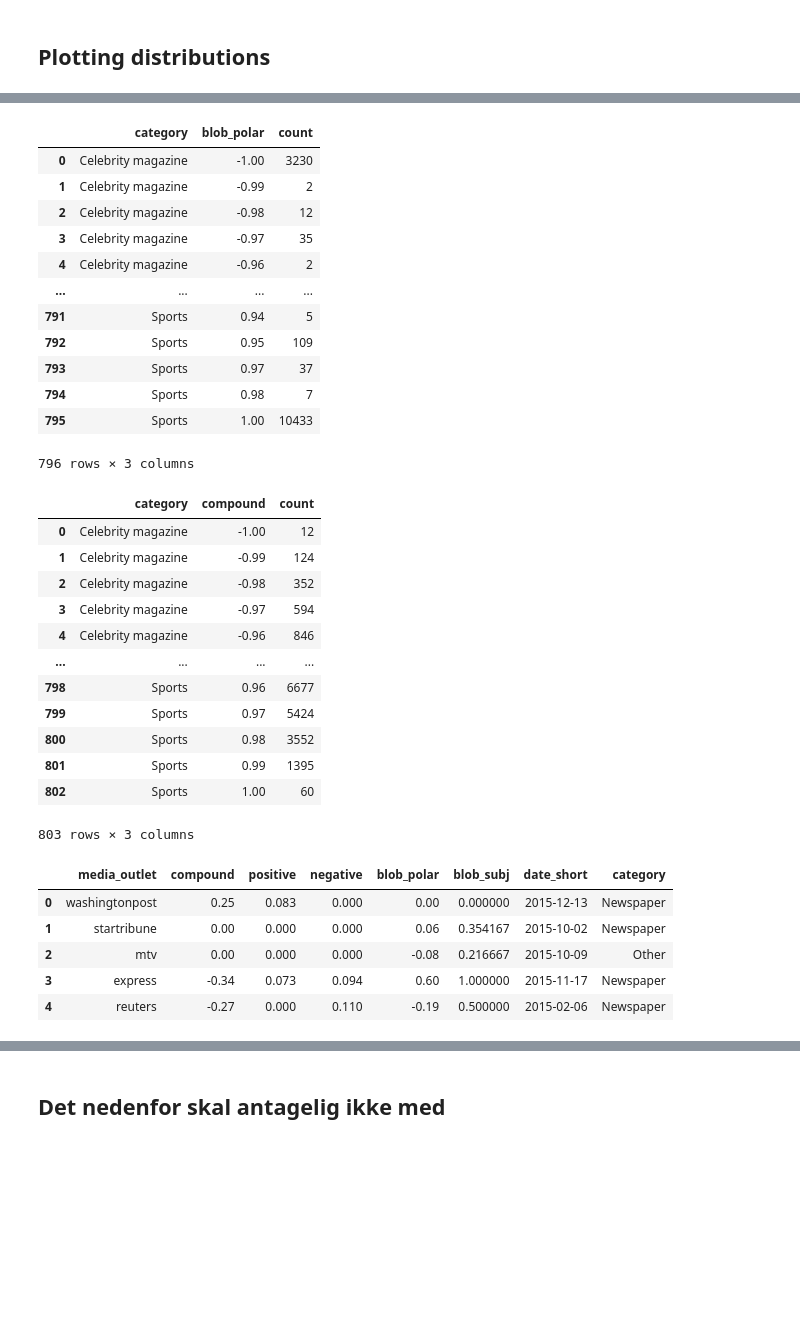
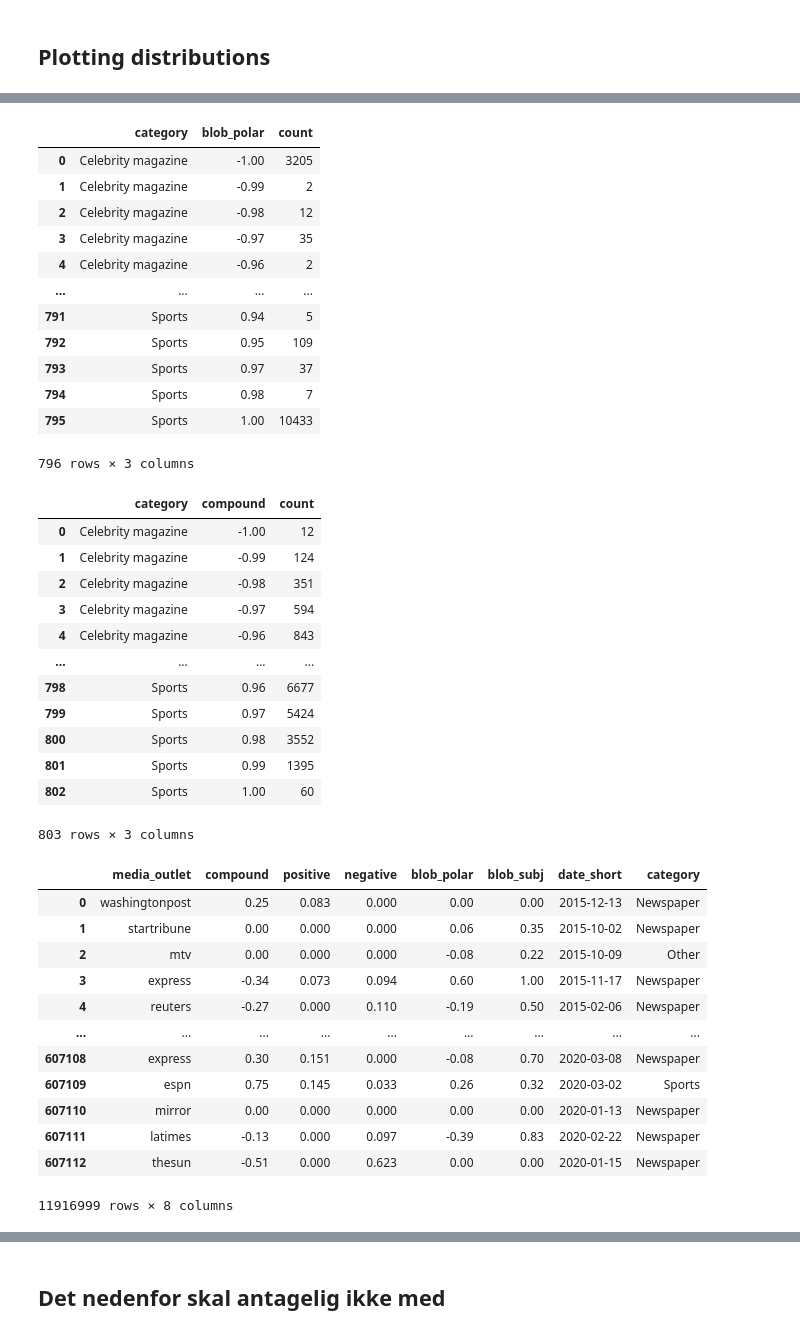
Before and after one commit to epfl-ada/ada-2021-project-gutta-boys, a Jupyter notebook: Media_analyses.ipynb, the cells around one changed output, grey strips where cells are left out. Drawn from its saved outputs; the diff is of its cells as text; code cells hidden in the pictures; blank space fills up the shorter version.

```diff
--- a/Media_analyses.ipynb
+++ b/Media_analyses.ipynb
@@ -51,9 +51,9 @@ newspapers = ['nytimes', 'wsj','foxnews', 'aarp','usatoday', 'newstoday', 'reute
 'latimes', 'washingtonpost', 'startribune', 'cnn',  'chicagotribune', 'usnews', 'nbcnews', 'theguardian',
 'bbc', 'independent', 'thesun', 'thetimes','express', 'dailymail', 'mirror', 'economist']
 
-celebmagazines = ['womansday', 'usmagazine', 'people','tmz', 'intouchweekly', 'starmagazine']
+celebmagazines = ['usmagazine', 'people','tmz', 'intouchweekly', 'starmagazine']
 
-other = ['mtv', 'msn','nationalgeographic', 'vanityfair', 'rollingstone']
+other = ['mtv', 'msn','nationalgeographic', 'vanityfair', 'rollingstone', 'womansday']
 
 sport = ['espn', 'sportingnews', 'theathletic']
 # %%
@@ -341,6 +343,7 @@ t-value: -142.41662557831026, p-value: 0.0
 df_rounded = df.copy()
 df_rounded['compound'] = df_rounded['compound'].apply(lambda x: round(x, 2))
 df_rounded['blob_polar'] = df_rounded['blob_polar'].apply(lambda x: round(x, 2))
+df_rounded['blob_subj'] = df_rounded['blob_subj'].apply(lambda x: round(x, 2))
 df_rounded['category'] = df_rounded.apply(add_category, axis=1)
 df_rounded
 # %% [output]
@@ -364,7 +367,7 @@ df_blob = df_rounded.groupby(['category', 'blob_polar']).agg({'blob_polar': 'cou
 df_blob
 # %% [output]
 |  | category | blob_polar | count |
-| 0 | Celebrity magazine | -1.00 | 3230 |
+| 0 | Celebrity magazine | -1.00 | 3205 |
 | 1 | Celebrity magazine | -0.99 | 2 |
 | 2 | Celebrity magazine | -0.98 | 12 |
 | 3 | Celebrity magazine | -0.97 | 35 |
@@ -430,9 +433,9 @@ df_compound
 |  | category | compound | count |
 | 0 | Celebrity magazine | -1.00 | 12 |
 | 1 | Celebrity magazine | -0.99 | 124 |
-| 2 | Celebrity magazine | -0.98 | 352 |
+| 2 | Celebrity magazine | -0.98 | 351 |
 | 3 | Celebrity magazine | -0.97 | 594 |
-| 4 | Celebrity magazine | -0.96 | 846 |
+| 4 | Celebrity magazine | -0.96 | 843 |
 | ... | ... | ... | ... |
 | 798 | Sports | 0.96 | 6677 |
 | 799 | Sports | 0.97 | 5424 |
@@ -556,14 +559,21 @@ fig.update_layout(
 fig.show()
 fig.write_html("images/polarity_distribution_media.html")
 # %%
-df_rounded.head()
+df_rounded
 # %% [output]
 |  | media_outlet | compound | positive | negative | blob_polar | blob_subj | date_short | category |
-| 0 | washingtonpost | 0.25 | 0.083 | 0.000 | 0.00 | 0.000000 | 2015-12-13 | Newspaper |
-| 1 | startribune | 0.00 | 0.000 | 0.000 | 0.06 | 0.354167 | 2015-10-02 | Newspaper |
-| 2 | mtv | 0.00 | 0.000 | 0.000 | -0.08 | 0.216667 | 2015-10-09 | Other |
-| 3 | express | -0.34 | 0.073 | 0.094 | 0.60 | 1.000000 | 2015-11-17 | Newspaper |
-| 4 | reuters | -0.27 | 0.000 | 0.110 | -0.19 | 0.500000 | 2015-02-06 | Newspaper |
+| 0 | washingtonpost | 0.25 | 0.083 | 0.000 | 0.00 | 0.00 | 2015-12-13 | Newspaper |
+| 1 | startribune | 0.00 | 0.000 | 0.000 | 0.06 | 0.35 | 2015-10-02 | Newspaper |
+| 2 | mtv | 0.00 | 0.000 | 0.000 | -0.08 | 0.22 | 2015-10-09 | Other |
+| 3 | express | -0.34 | 0.073 | 0.094 | 0.60 | 1.00 | 2015-11-17 | Newspaper |
+| 4 | reuters | -0.27 | 0.000 | 0.110 | -0.19 | 0.50 | 2015-02-06 | Newspaper |
+| ... | ... | ... | ... | ... | ... | ... | ... | ... |
+| 607108 | express | 0.30 | 0.151 | 0.000 | -0.08 | 0.70 | 2020-03-08 | Newspaper |
+| 607109 | espn | 0.75 | 0.145 | 0.033 | 0.26 | 0.32 | 2020-03-02 | Sports |
+| 607110 | mirror | 0.00 | 0.000 | 0.000 | 0.00 | 0.00 | 2020-01-13 | Newspaper |
+| 607111 | latimes | -0.13 | 0.000 | 0.097 | -0.39 | 0.83 | 2020-02-22 | Newspaper |
+| 607112 | thesun | -0.51 | 0.000 | 0.623 | 0.00 | 0.00 | 2020-01-15 | Newspaper |
+11916999 rows × 8 columns
 # %%
 df_categories_compound = df_rounded.copy()
 df_categories_compound['compound'] = df_categories_compound['compound'].apply(lambda x: round(x, 1))
```
Also changed, not shown: parts of 7 cells of this notebook, 6 other files.
